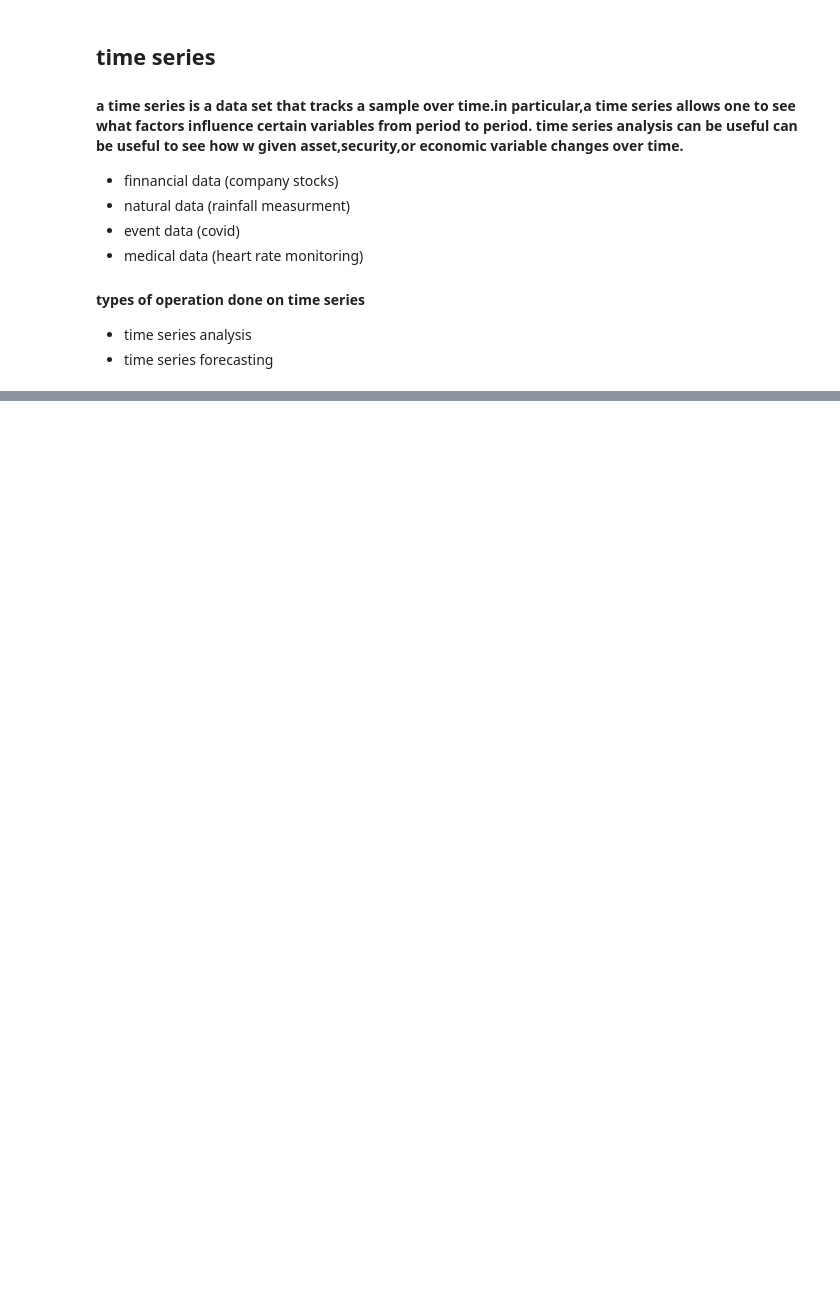
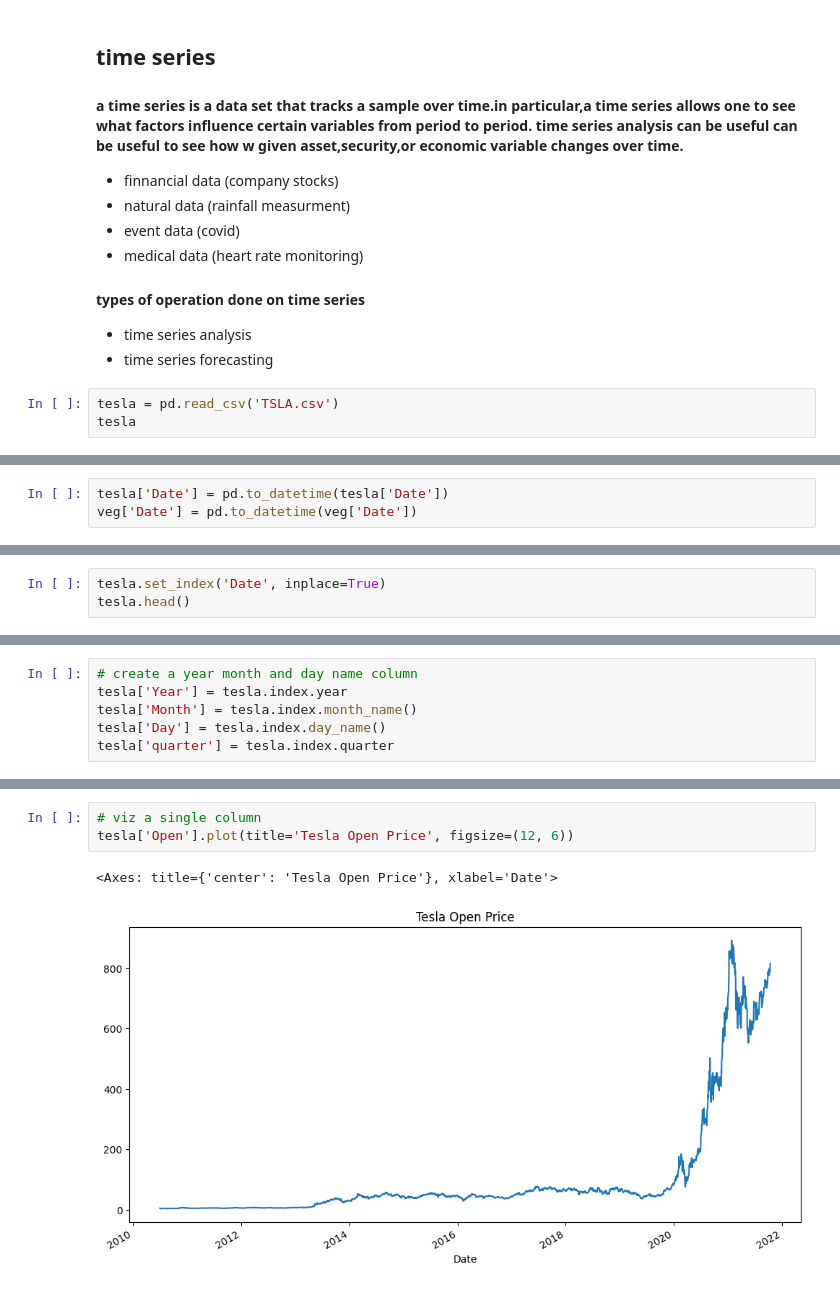
Before and after one commit to BhautikVekariya21/dsc, a Jupyter notebook: pandas/time_series_analysis.ipynb, the cells around one changed output, grey strips where cells are left out. Cells and saved outputs as stored; diff of their text form; blank space fills up the shorter version.

Commit message:
Refactor code structure for improved readability and maintainability add tesla time series analysis

```diff
--- a/pandas/time_series_analysis.ipynb
+++ b/pandas/time_series_analysis.ipynb
@@ -109,3 +129,6 @@ Timedelta('-1 days +23:42:40.474706745')
 #### types of operation done on time series
 - time series analysis
 - time series forecasting
+# %%
+tesla = pd.read_csv('TSLA.csv')
+tesla
@@ -111,0 +214,3 @@ Timedelta('-1 days +23:42:40.474706745')
+# %%
+tesla['Date'] = pd.to_datetime(tesla['Date'])
+veg['Date'] = pd.to_datetime(veg['Date'])
@@ -111,0 +251,3 @@ Timedelta('-1 days +23:42:40.474706745')
+# %%
+tesla.set_index('Date', inplace=True)
+tesla.head()
@@ -111,0 +335,6 @@ Timedelta('-1 days +23:42:40.474706745')
+# %%
+# create a year month and day name column
+tesla['Year'] = tesla.index.year
+tesla['Month'] = tesla.index.month_name()
+tesla['Day'] = tesla.index.day_name()
+tesla['quarter'] = tesla.index.quarter
@@ -111,0 +385,6 @@ Timedelta('-1 days +23:42:40.474706745')
+# %%
+# viz a single column
+tesla['Open'].plot(title='Tesla Open Price', figsize=(12, 6))
+# %% [output]
+<Axes: title={'center': 'Tesla Open Price'}, xlabel='Date'>
+[figure, added]
```
Also changed, not shown: parts of 41 cells of this notebook, 4 other files.
